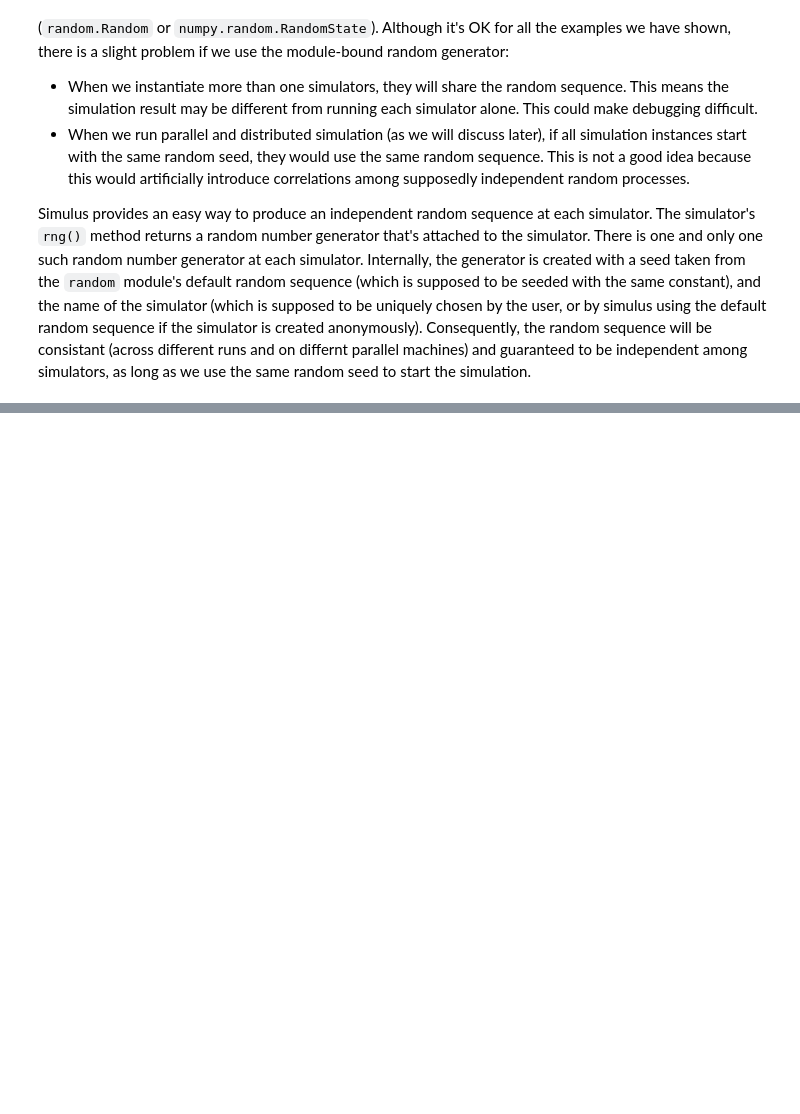
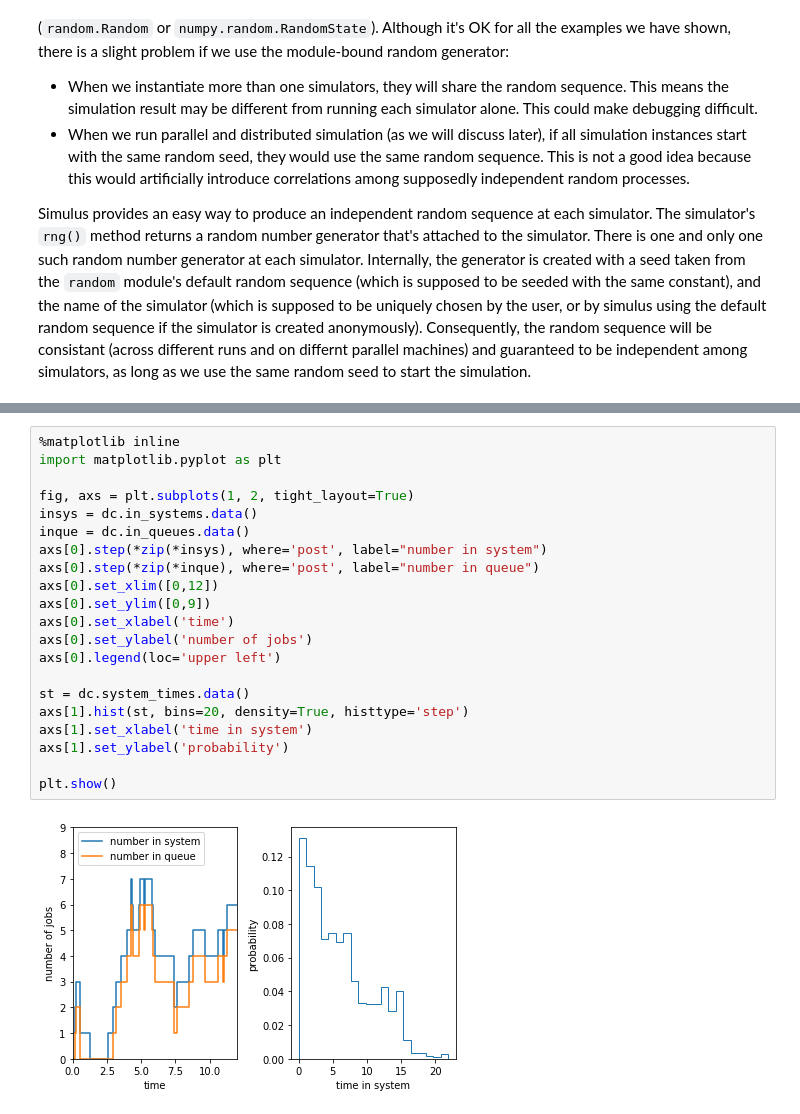
Before and after one commit to liuxfiu/simulus, a Jupyter notebook: docs/tutorial-tips.ipynb, the cells around one changed output, grey strips where cells are left out. Cells and saved outputs as stored; diff of their text form; blank space fills up the shorter version.

```diff
--- a/docs/tutorial-tips.ipynb
+++ b/docs/tutorial-tips.ipynb
@@ -89,0 +159,23 @@ import matplotlib.pyplot as plt
+# %%
+%matplotlib inline
+import matplotlib.pyplot as plt
+
+fig, axs = plt.subplots(1, 2, tight_layout=True)
+insys = dc.in_systems.data()
+inque = dc.in_queues.data()
+axs[0].step(*zip(*insys), where='post', label="number in system")
+axs[0].step(*zip(*inque), where='post', label="number in queue")
+axs[0].set_xlim([0,12])
+axs[0].set_ylim([0,9])
+axs[0].set_xlabel('time')
+axs[0].set_ylabel('number of jobs')
+axs[0].legend(loc='upper left')
+
+st = dc.system_times.data()
+axs[1].hist(st, bins=20, density=True, histtype='step')
+axs[1].set_xlabel('time in system')
+axs[1].set_ylabel('probability')
+
+plt.show()
+# %% [output]
+[figure, added]
```
Also changed, not shown: parts of 10 cells of this notebook, 14 other files.
